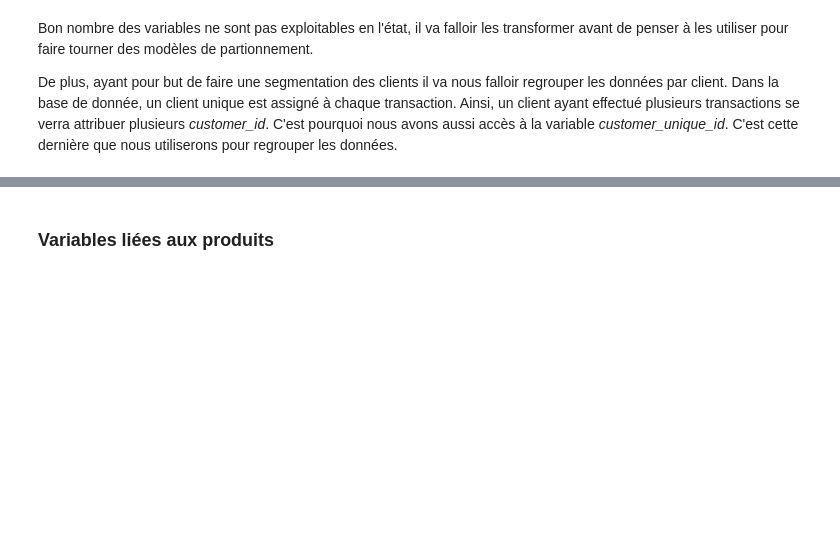
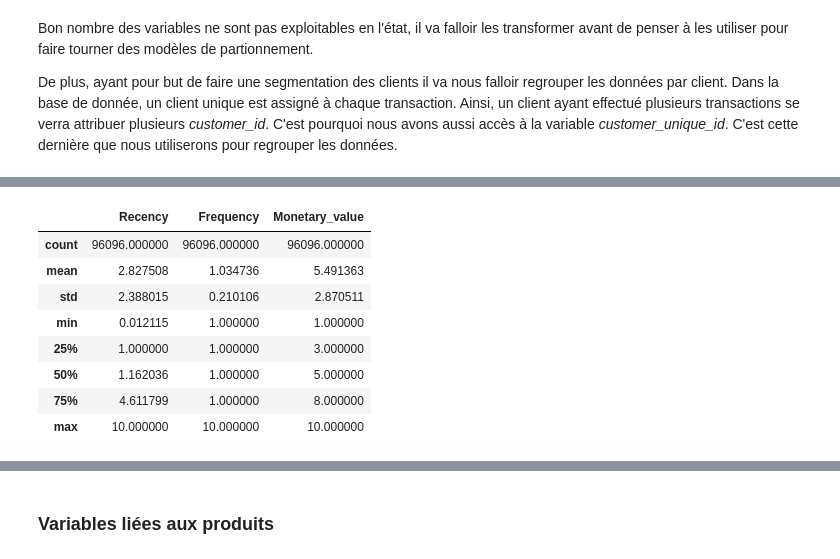
Before and after one commit to Pierre-Eloi/OC_DS_Project5, a Jupyter notebook: Project5_Data_Wrangling.ipynb, the cells around one changed output, grey strips where cells are left out. Drawn from its saved outputs; the diff is of its cells as text; code cells hidden in the pictures; blank space fills up the shorter version.

```diff
--- a/Project5_Data_Wrangling.ipynb
+++ b/Project5_Data_Wrangling.ipynb
@@ -197,3 +224,31 @@ Nous pouvons noter plusieurs choses :
+# %%
+list_df = [df_customers,
+           df_orders,
+           df_order_items,
+           df_products,
+           df_order_payments,
+           df_order_reviews]
+
+df = merge_data(list_df)
+# %%
+def date_monthly(data, feat_to_convert):
+    """Function converting data features into a monthy basis date.
+    Parameters:
+    data: DataFrame
+        the pandas object holding data
+    feat_to_convert: list of strings
+        list holding the name of features to convert
+    -----------
+    Return:
+        DataFrame
+    """
+    for c in feat_to_convert:
+        data[c] = pd.to_datetime(data[c]).dt.date
+        #data[c] = pd.to_datetime(data[c].dt.strftime('%Y-%m'))
+    return data
+# %%
+feat_to_convert = ["order_purchase_timestamp"]
+df = date_monthly(df, feat_to_convert)
 # %% [markdown]
 ## Ingénierie des variables
 # %% [markdown]
@@ -212,3 +314,16 @@ Nous commencerons par traités les variables de transaction. Pour chaque client,
+# %%
+data = get_rfm(df, m_mean=True)
+data.describe()
+# %% [output]
+|  | Recency | Frequency | Monetary_value |
+| count | 96096.000000 | 96096.000000 | 96096.000000 |
+| mean | 2.827508 | 1.034736 | 5.491363 |
+| std | 2.388015 | 0.210106 | 2.870511 |
+| min | 0.012115 | 1.000000 | 1.000000 |
+| 25% | 1.000000 | 1.000000 | 3.000000 |
+| 50% | 1.162036 | 1.000000 | 5.000000 |
+| 75% | 4.611799 | 1.000000 | 8.000000 |
+| max | 10.000000 | 10.000000 | 10.000000 |
 # %%
 # Create a new dataframe with all required data
 df = pd.merge(df_orders, df_order_items, how="inner",
```
Also changed, not shown: parts of 20 cells of this notebook.
